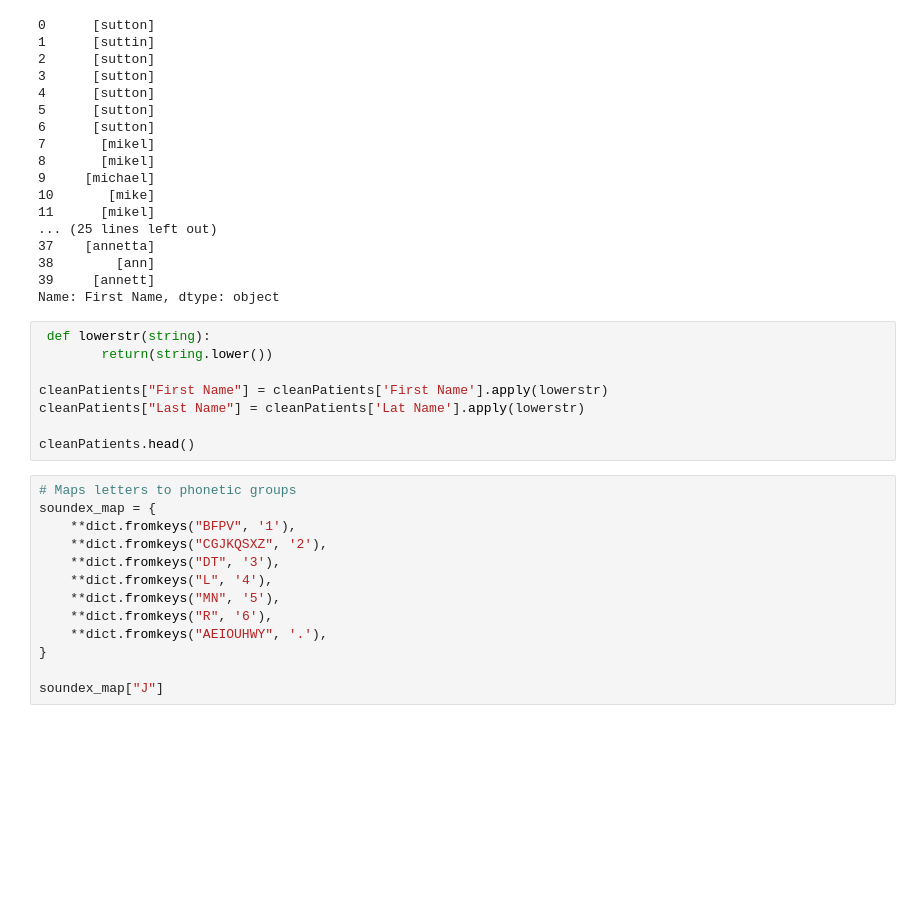
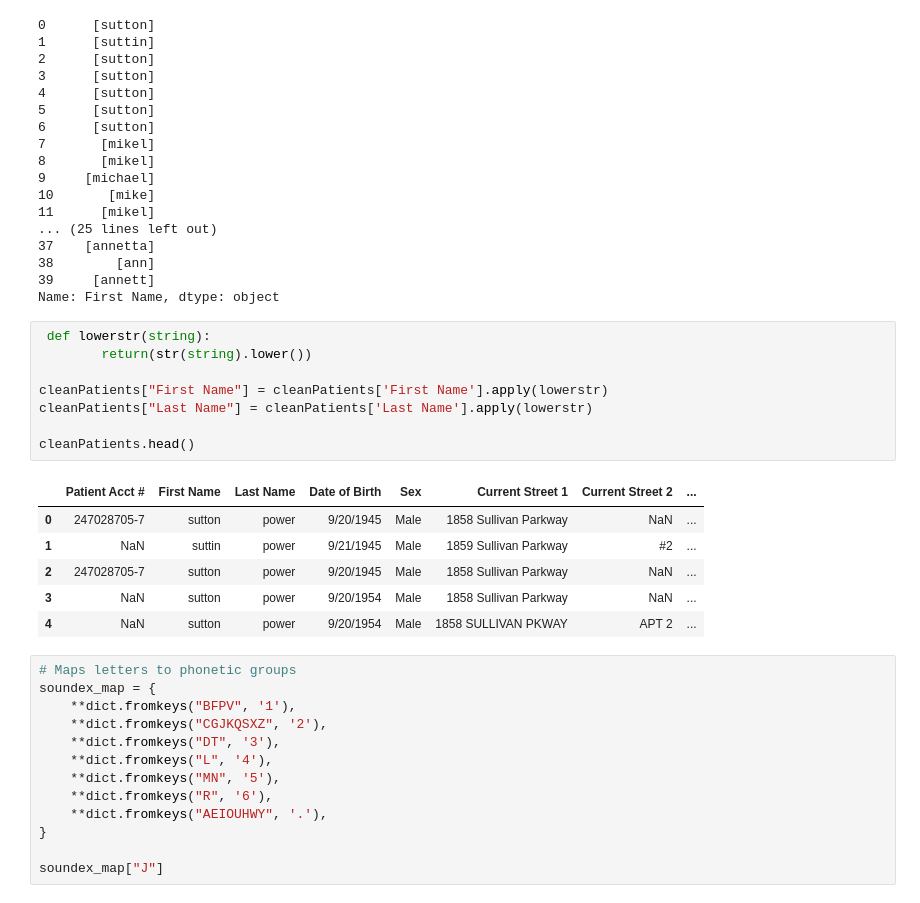
Before and after one commit to danieladea/patientMatching, a Jupyter notebook: patientMatching.ipynb, the cells around one changed output. Cells and saved outputs as stored; diff of their text form; blank space fills up the shorter version.

```diff
--- a/patientMatching.ipynb
+++ b/patientMatching.ipynb
@@ -100,12 +100,19 @@ tokenized_name.head(40)
 Name: First Name, dtype: object
 # %%
  def lowerstr(string):
-        return(string.lower())
+        return(str(string).lower())
 
 cleanPatients["First Name"] = cleanPatients['First Name'].apply(lowerstr)
-cleanPatients["Last Name"] = cleanPatients['Lat Name'].apply(lowerstr)
+cleanPatients["Last Name"] = cleanPatients['Last Name'].apply(lowerstr)
 
 cleanPatients.head()
+# %% [output]
+|  | Patient Acct # | First Name | Last Name | Date of Birth | Sex | Current Street 1 | Current Street 2 | ... |
+| 0 | 247028705-7 | sutton | power | 9/20/1945 | Male | 1858 Sullivan Parkway | NaN | ... |
+| 1 | NaN | suttin | power | 9/21/1945 | Male | 1859 Sullivan Parkway | #2 | ... |
+| 2 | 247028705-7 | sutton | power | 9/20/1945 | Male | 1858 Sullivan Parkway | NaN | ... |
+| 3 | NaN | sutton | power | 9/20/1954 | Male | 1858 Sullivan Parkway | NaN | ... |
+| 4 | NaN | sutton | power | 9/20/1954 | Male | 1858 SULLIVAN PKWAY | APT 2 | ... |
 # %%
 # Maps letters to phonetic groups
 soundex_map = {
```
Also changed, not shown: parts of 5 cells of this notebook.
